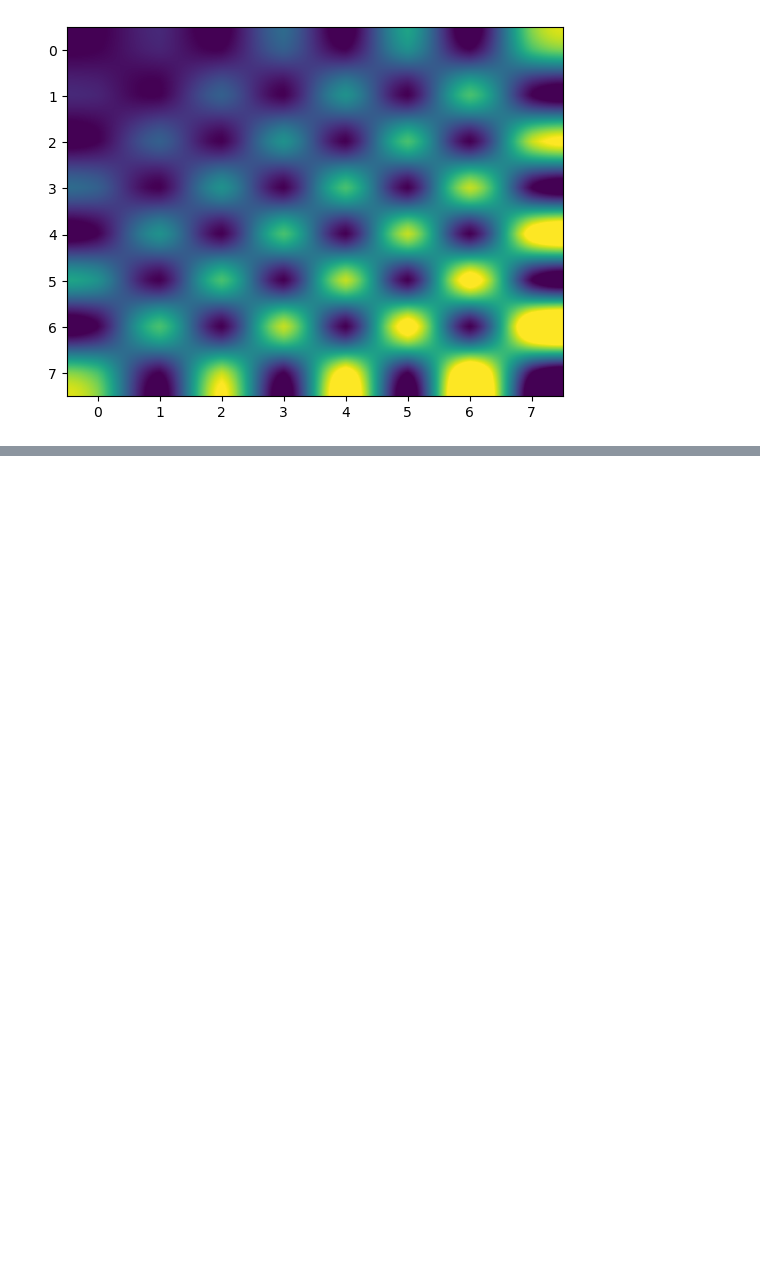
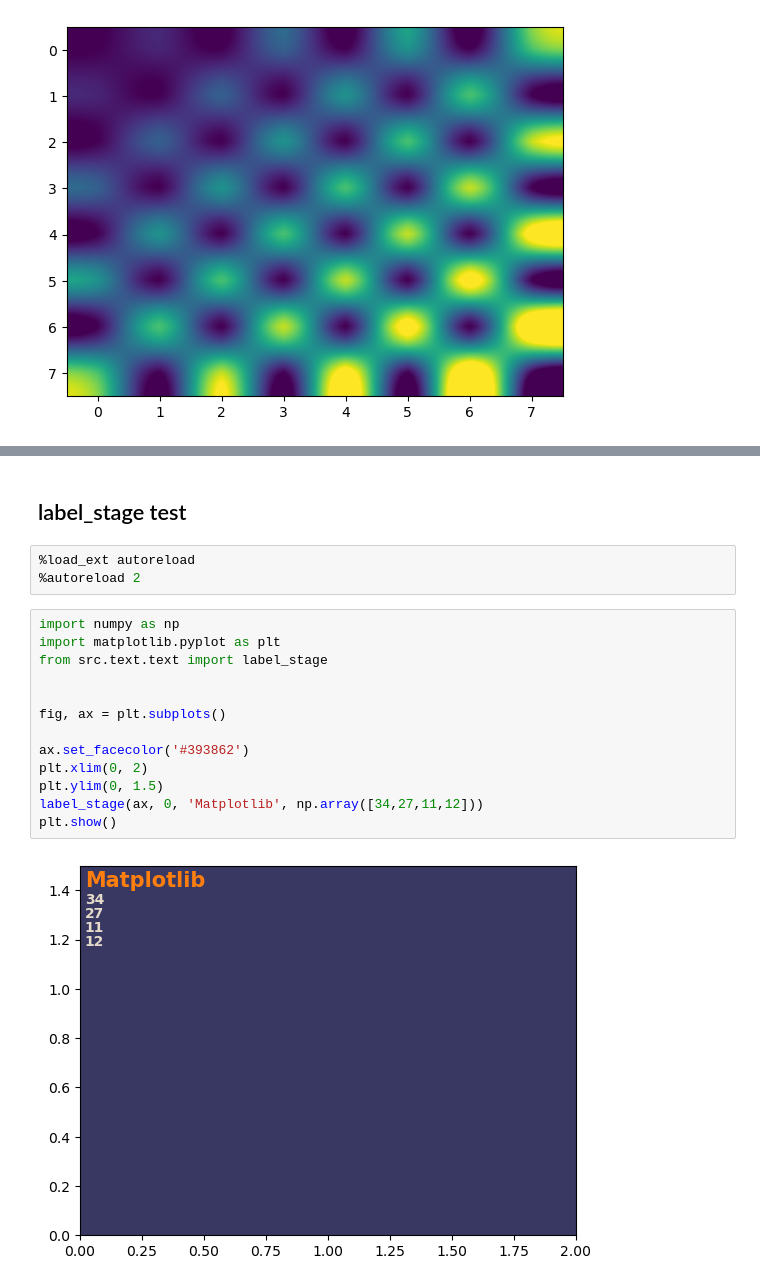
Before and after one commit to Polatucha16/FunnelGraph, a Jupyter notebook: FunnelGraph/example.ipynb, the cells around one changed output, grey strips where cells are left out. Drawn from its saved outputs; the diff is of its cells as text; blank space fills up the shorter version.

Commit message:
labels and colors

```diff
--- a/FunnelGraph/example.ipynb
+++ b/FunnelGraph/example.ipynb
@@ -578,0 +578,20 @@ rectangle height 184.8
+# %% [markdown]
+## label_stage test
+# %%
+%load_ext autoreload
+%autoreload 2
+# %%
+import numpy as np
+import matplotlib.pyplot as plt
+from src.text.text import label_stage
+
+
+fig, ax = plt.subplots()
+
+ax.set_facecolor('#393862')
+plt.xlim(0, 2)
+plt.ylim(0, 1.5)
+label_stage(ax, 0, 'Matplotlib', np.array([34,27,11,12]))
+plt.show()
+# %% [output]
+[figure, added]
```
Also changed, not shown: parts of 16 cells of this notebook, 9 other files.
